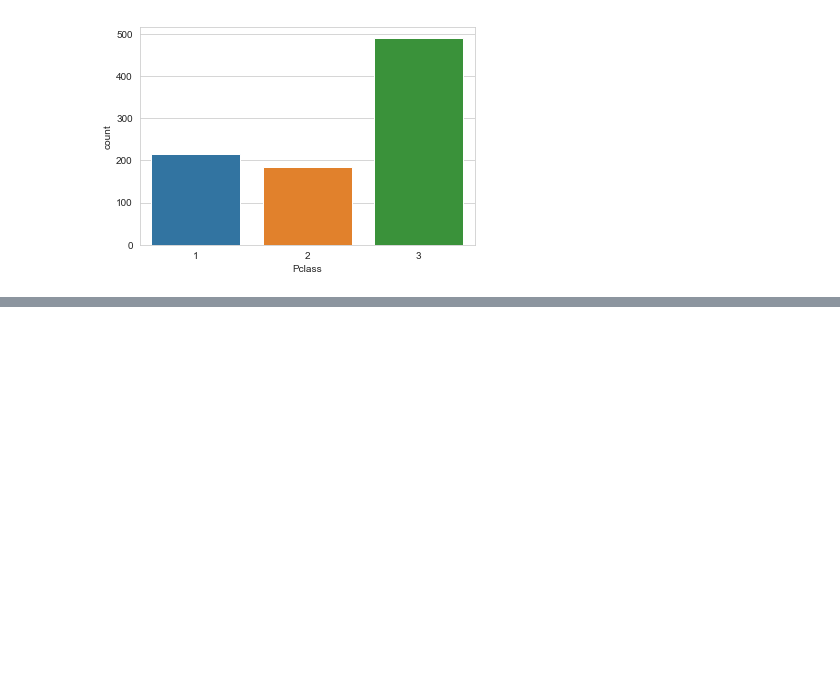
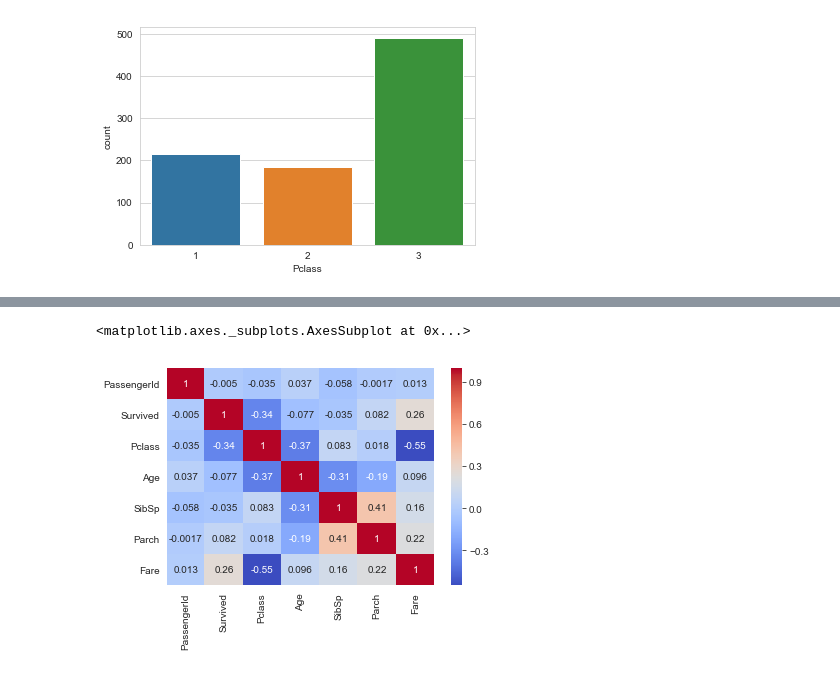
Before and after one commit to 2narayana/ReferenceAI, a Jupyter notebook: 13-Logistic-Regression/Untitled.ipynb, the cells around one changed output, grey strips where cells are left out. Cells and saved outputs as stored; diff of their text form; code cells hidden in the pictures; blank space fills up the shorter version.

```diff
--- a/13-Logistic-Regression/Untitled.ipynb
+++ b/13-Logistic-Regression/Untitled.ipynb
@@ -140,0 +165,7 @@ sns.countplot(train_data['Pclass'])
+# %%
+corr = train_data.corr()
+# %%
+sns.heatmap(corr,cmap='coolwarm',annot=True)
+# %% [output]
+<matplotlib.axes._subplots.AxesSubplot at 0x...>
+[figure, added]
```
Also changed, not shown: parts of 13 cells of this notebook, 3 other files.
